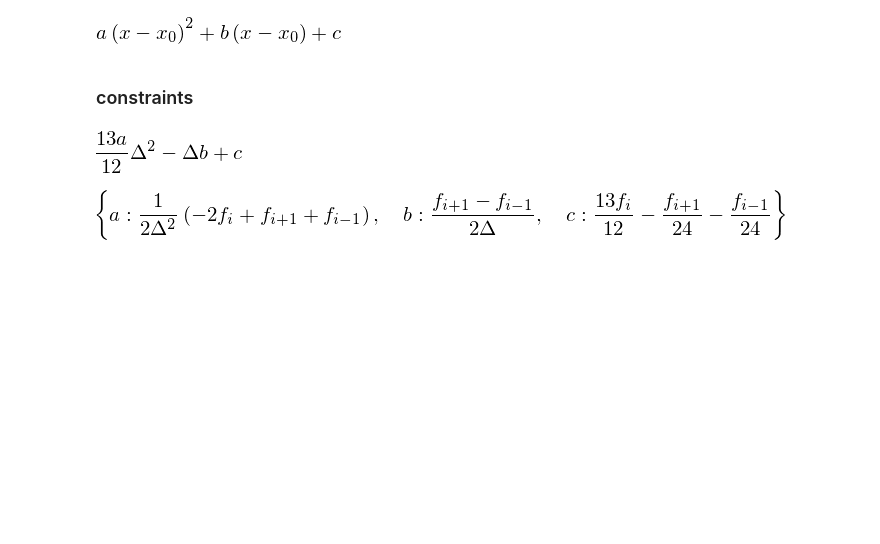
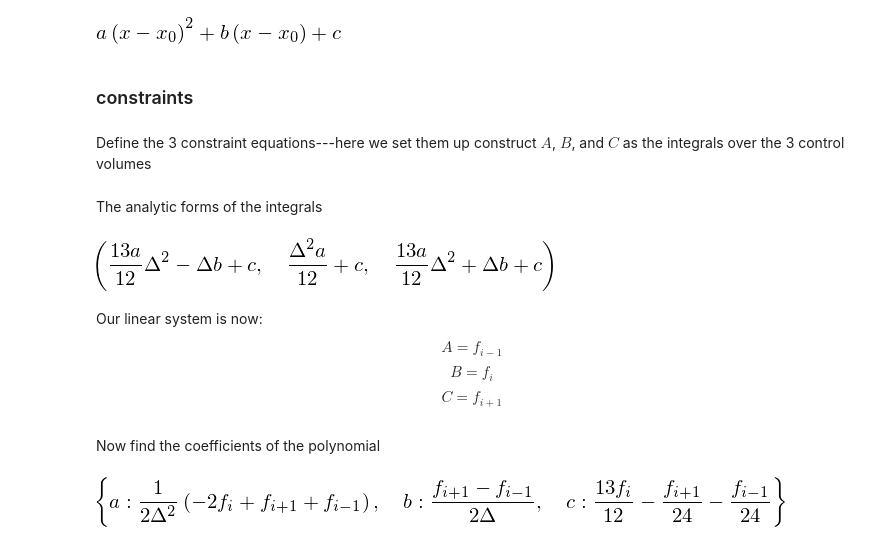
Before and after one commit to python-hydro/hydro_examples, a Jupyter notebook: finite-volume/conservative-interpolation.ipynb, the cells around one changed output. Cells and saved outputs as stored; diff of their text form; code cells hidden in the pictures; blank space fills up the shorter version.

```diff
--- a/finite-volume/conservative-interpolation.ipynb
+++ b/finite-volume/conservative-interpolation.ipynb
@@ -26,6 +35,8 @@ f
 dx = symbols("\Delta")
 # %% [markdown]
 ### constraints
+# %% [markdown]
+Define the 3 constraint equations---here we set them up construct $A$, $B$, and $C$ as the integrals over the 3 control volumes
 # %%
 fm, f0, fp = symbols("f_{i-1} f_i f_{i+1}")
 #xm32, xm12, xp12, xp32 = symbols("x_{i-3/2} x_{i-1/2} x_{i+1/2} x_{i+3/2}")
@@ -37,8 +48,18 @@ xp32 = x0 + Rational(3,2)*dx
 A = simplify(integrate(f/dx, (x, xm32, xm12)))
 B = simplify(integrate(f/dx, (x, xm12, xp12)))
 C = simplify(integrate(f/dx, (x, xp12, xp32)))
+# %% [markdown]
+The analytic forms of the integrals
 # %%
-A
+A, B, C
 # %% [output]
-[figure, old version]
+[figure, new version]
+# %% [markdown]
+Our linear system is now:
+
+$$A = f_{i-1}$$
+$$B = f_i$$
+$$C = f_{i+1}$$
+# %% [markdown]
+Now find the coefficients of the polynomial
 # %%
```
Also changed, not shown: parts of 13 cells of this notebook.
